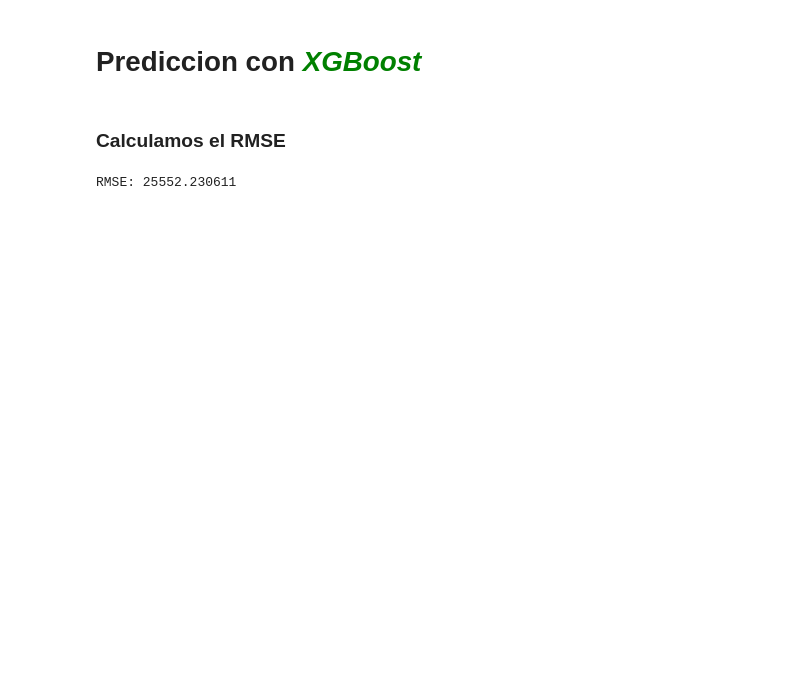
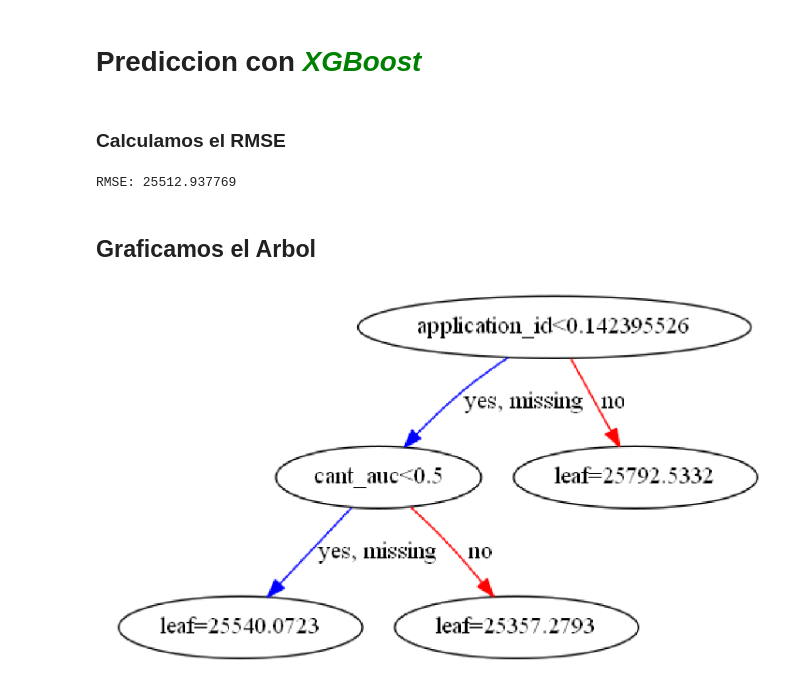
Before and after one commit to facundotorraca/TrabajoPractico2, a Jupyter notebook: prediccion_xgboost_sc.ipynb, the cells around one changed output. Cells and saved outputs as stored; diff of their text form; code cells hidden in the pictures; blank space fills up the shorter version.

```diff
--- a/prediccion_xgboost_sc.ipynb
+++ b/prediccion_xgboost_sc.ipynb
@@ -50,4 +59,0 @@ ftr_3_X = pd.read_csv( loc_ftr + "\\cant_imp_18_20.csv" )
-# %%
-X = X.merge( ftr_1_X, how = "inner", on = "ref_hash" )
-X = X.merge( ftr_2_X, how = "inner", on = "ref_hash" )
-X = X.merge( ftr_3_X, how = "inner", on = "ref_hash" )
@@ -53,0 +71,11 @@ X = X.merge( ftr_3_X, how = "inner", on = "ref_hash" )
+# %%
+X = X.merge( ftr_01_X, how = "inner", on = "ref_hash" )
+X = X.merge( ftr_02_X, how = "inner", on = "ref_hash" )
+X = X.merge( ftr_03_X, how = "inner", on = "ref_hash" )
+X = X.merge( ftr_04_X, how = "inner", on = "ref_hash" )
+X = X.merge( ftr_05_X, how = "inner", on = "ref_hash" )
+X = X.merge( ftr_06_X, how = "inner", on = "ref_hash" )
+X = X.merge( ftr_07_X, how = "inner", on = "ref_hash" )
+X = X.merge( ftr_08_X, how = "inner", on = "ref_hash" )
+X = X.merge( ftr_09_X, how = "inner", on = "ref_hash" )
+X = X.merge( ftr_10_X, how = "inner", on = "ref_hash" )
@@ -54,3 +84,6 @@ X = X.merge( ftr_3_X, how = "inner", on = "ref_hash" )
+# %%
+X = X.drop( "ref_hash", axis = 1 )
+Z = Z.drop( "ref_hash", axis = 1 )
 # %% [markdown]
 # Prediccion con <span style="color:green"> *XGBoost*</span>
 # %%
@@ -58,10 +92,12 @@ import xgboost as xgb
 # %%
-estimator = xgb.XGBRegressor(objective ='reg:linear',
-                             colsample_bytree = 0.3,
-                             learning_rate = 0.1,
-                             max_depth = 5,
-                             alpha = 10,
-                             n_estimators = 100)
+prm = {"objective" :'reg:linear',
+       "colsample_bytree" : 0.5,
+       "learning_rate" :0.1,
+       "max_depth" : 2,
+       "alpha" : 10,
+       "n_estimators" : 110 }
+
+estimator = xgb.XGBRegressor( **prm )
 # %%
 pmt = estimator.fit( X,Y )
 # %%
@@ -71,7 +107,7 @@ prd = estimator.predict( Z )
 # %%
 from sklearn.metrics import mean_squared_error
 # %%
-rmse = np.sqrt( mean_squared_error(ans, prd) )
-print("RMSE: %f" % (rmse))
+rmse = np.sqrt( mean_squared_error(sc_24_26, prd) )
+print("RMSE: %f" % (rmse) )
 # %% [output]
-RMSE: 25552.230611
+RMSE: 25512.937769
@@ -77,0 +116,16 @@ RMSE: 25552.230611
+# %% [markdown]
+## Graficamos el Arbol
+# %%
+import matplotlib.pyplot as plt
+
+import os; os.environ["PATH"] += os.pathsep + 'C:/Program Files (x86)/Graphviz2.38/bin/'
+
+dtrn = xgb.DMatrix(X,Y)
+
+xg_reg = xgb.train(params = prm, dtrain = dtrn, num_boost_round=1)
+
+xgb.plot_tree(xg_reg)
+plt.rcParams['figure.figsize'] = [25, 15]
+plt.show()
+# %% [output]
+[figure, added]
```
Also changed, not shown: parts of 9 cells of this notebook, 5 other files.
